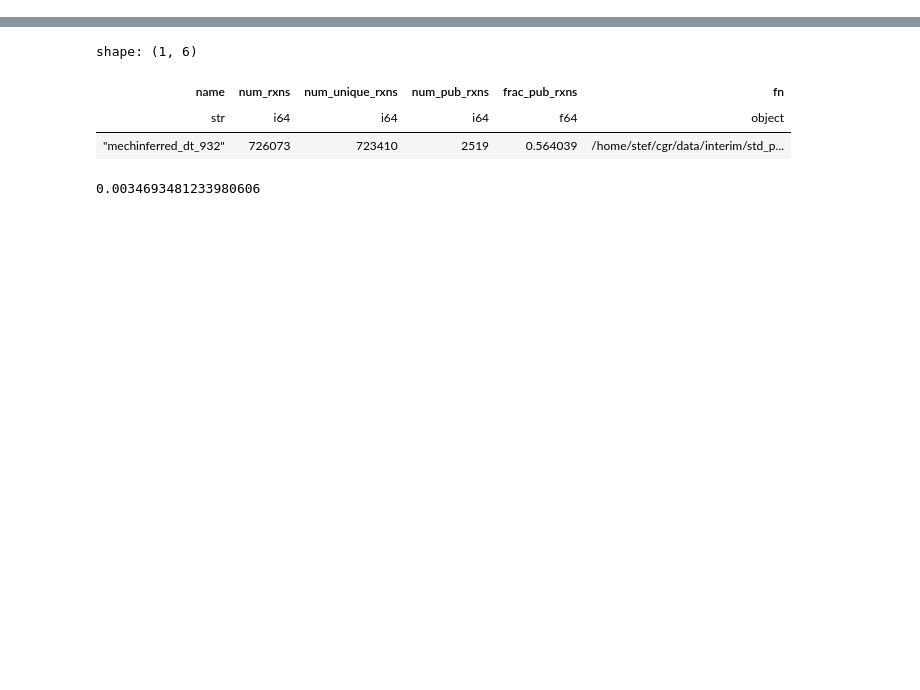
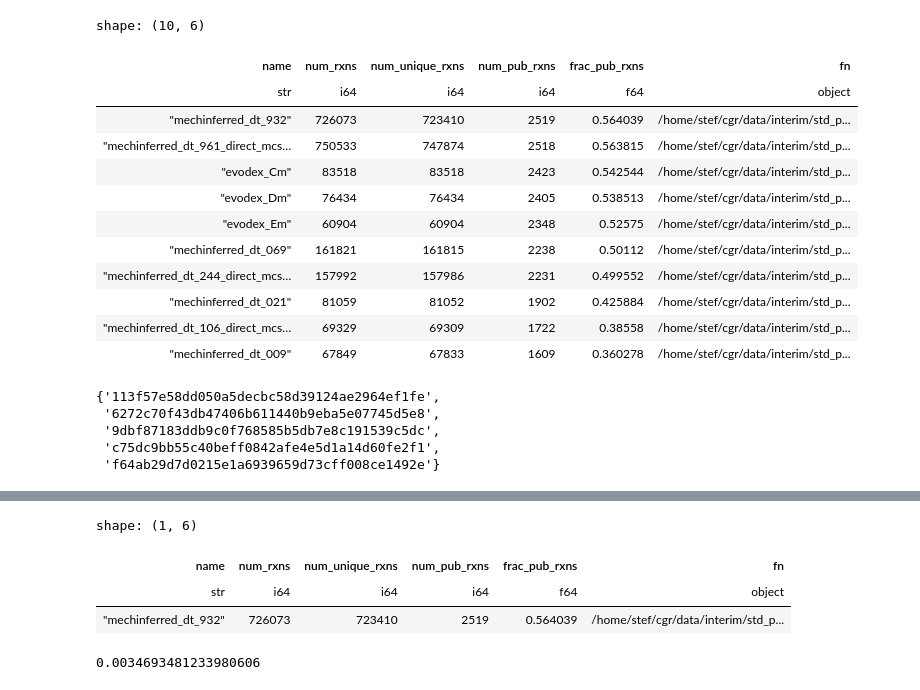
Before and after one commit to stefanpate/coarse-grain-rxns, a Jupyter notebook: notebooks/time_split_rule_generative_performance.ipynb, the cells around one changed output, grey strips where cells are left out. Drawn from its saved outputs; the diff is of its cells as text; code cells hidden in the pictures; blank space fills up the shorter version.

```diff
--- a/notebooks/time_split_rule_generative_performance.ipynb
+++ b/notebooks/time_split_rule_generative_performance.ipynb
@@ -113,0 +166,16 @@ shape: (18, 6)
+# %%
+display(metrics.filter(pl.col("name").str.contains("evodex") | pl.col("name").str.contains("mech")).sort("frac_pub_rxns", descending=True).head(10))
+# %% [output]
+shape: (10, 6)
+| name | num_rxns | num_unique_rxns | num_pub_rxns | frac_pub_rxns | fn |
+| str | i64 | i64 | i64 | f64 | object |
+| "mechinferred_dt_932" | 726073 | 723410 | 2519 | 0.564039 | /home/stef/cgr/data/interim/std_p... |
+| "mechinferred_dt_961_direct_mcs… | 750533 | 747874 | 2518 | 0.563815 | /home/stef/cgr/data/interim/std_p... |
+| "evodex_Cm" | 83518 | 83518 | 2423 | 0.542544 | /home/stef/cgr/data/interim/std_p... |
+| "evodex_Dm" | 76434 | 76434 | 2405 | 0.538513 | /home/stef/cgr/data/interim/std_p... |
+| "evodex_Em" | 60904 | 60904 | 2348 | 0.52575 | /home/stef/cgr/data/interim/std_p... |
+| "mechinferred_dt_069" | 161821 | 161815 | 2238 | 0.50112 | /home/stef/cgr/data/interim/std_p... |
+| "mechinferred_dt_244_direct_mcs… | 157992 | 157986 | 2231 | 0.499552 | /home/stef/cgr/data/interim/std_p... |
+| "mechinferred_dt_021" | 81059 | 81052 | 1902 | 0.425884 | /home/stef/cgr/data/interim/std_p... |
+| "mechinferred_dt_106_direct_mcs… | 69329 | 69309 | 1722 | 0.38558 | /home/stef/cgr/data/interim/std_p... |
+| "mechinferred_dt_009" | 67849 | 67833 | 1609 | 0.360278 | /home/stef/cgr/data/interim/std_p... |
@@ -113,0 +199,8 @@ shape: (18, 6)
+# %%
+ct_matches - id_matches
+# %% [output]
+{'113f57e58dd050a5decbc58d39124ae2964ef1fe',
+ '6272c70f43db47406b611440b9eba5e07745d5e8',
+ '9dbf87183ddb9c0f768585b5db7e8c191539c5dc',
+ 'c75dc9bb55c40beff0842afe4e5d1a14d60fe2f1',
+ 'f64ab29d7d0215e1a6939659d73cff008ce1492e'}
```
Also changed, not shown: parts of 28 cells of this notebook, 26 other files.
